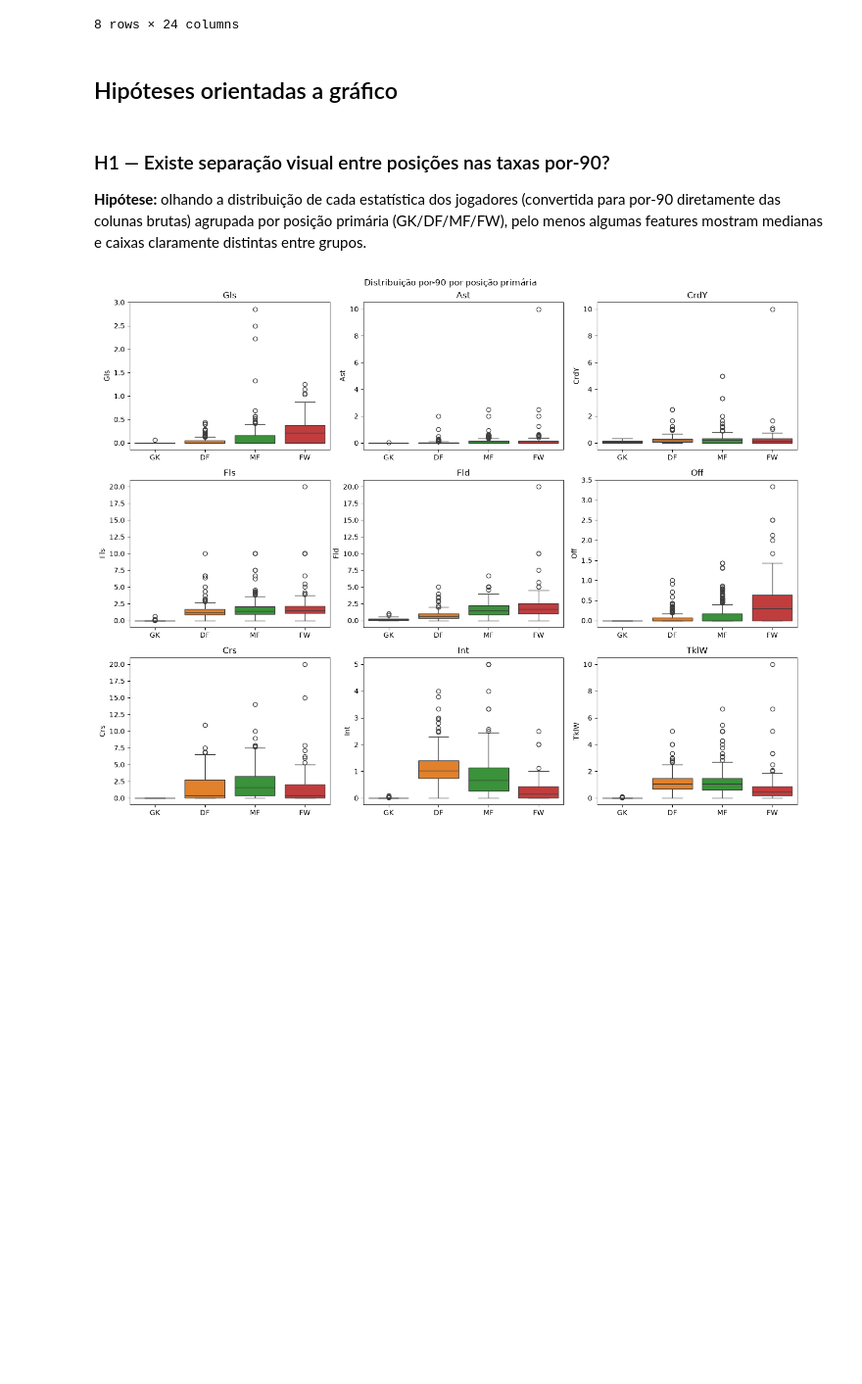
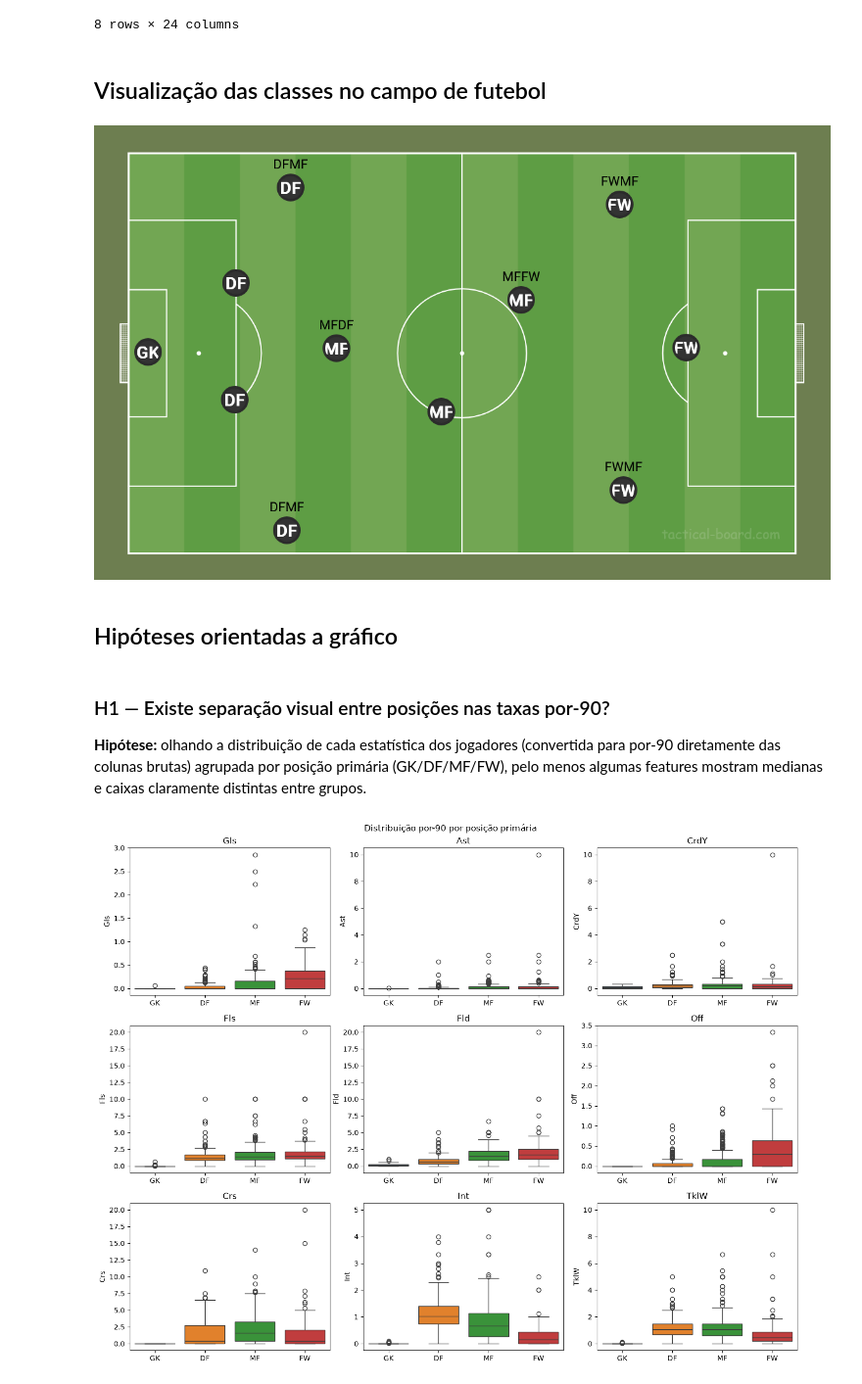
Before and after one commit to yagoschnorr/brasileirao-player-role-classification, a Jupyter notebook: notebooks/eda.ipynb, the cells around one changed output. Shown at 98% size. Cells and saved outputs as stored; diff of their text form; code cells hidden in the pictures; blank space fills up the shorter version.

Commit message:
docs(eda): add visualization of the classes on the soccer field

```diff
--- a/notebooks/eda.ipynb
+++ b/notebooks/eda.ipynb
@@ -88,6 +89,12 @@ stats_df.describe()
 | 75% | 30.000000 | 2002.000000 | 25.000000 | 17.000000 | 1499.000000 | 16.700000 | 1.000000 | 1.000000 | 3.000000 | 1.000000 | ... | ... |
 | max | 44.000000 | 2009.000000 | 38.000000 | 38.000000 | 3420.000000 | 38.000000 | 21.000000 | 14.000000 | 32.000000 | 20.000000 | ... | ... |
 8 rows × 24 columns
+# %% [markdown]
+## Visualização das classes no campo de futebol
+# %%
+Image('../images/posicoes-futebol.png', width=900)
+# %% [output]
+[figure, added]
 # %% [markdown]
 ## Hipóteses orientadas a gráfico
 # %% [markdown]
```
Also changed, not shown: parts of 1 cell of this notebook, 1 other file.
